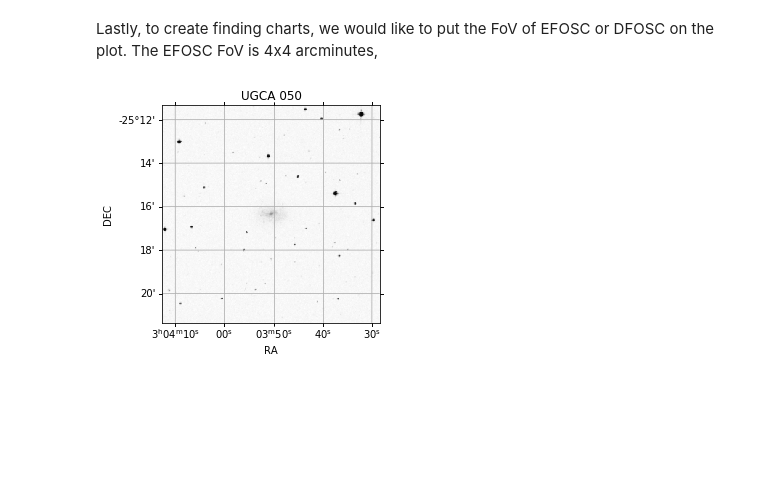
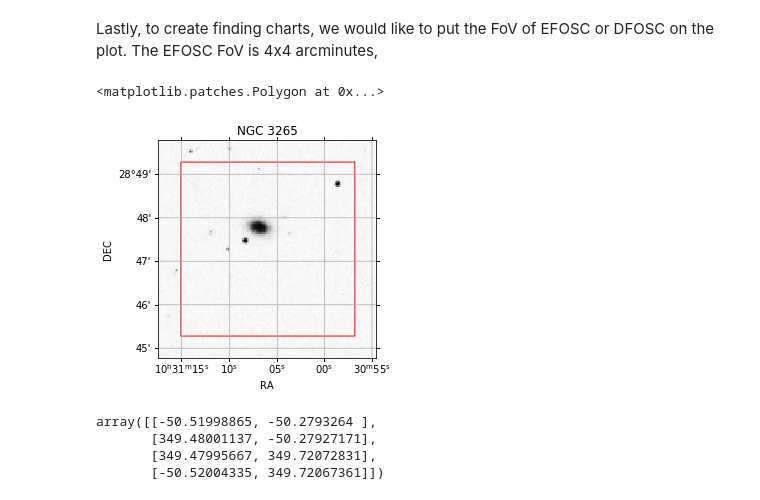
Before and after one commit to jhartke/LaSillaRepo2020, a Jupyter notebook: scripts/planning_photometry.ipynb, the cells around one changed output. Saved outputs shown, nothing was run; the diff lists cells and outputs as text; code cells hidden in the pictures; blank space fills up the shorter version.

Commit message:
Now with finding chart example

```diff
--- a/scripts/planning_photometry.ipynb
+++ b/scripts/planning_photometry.ipynb
@@ -102,7 +106,28 @@ Text(0.5, 0, 'Time')
 [figure]
 # %% [markdown]
 Lastly, to create finding charts, we would like to put the FoV of EFOSC or DFOSC on the plot. The EFOSC FoV is 4x4 arcminutes,
-# %%
-ax, hdu = app.plot_finder_image(targets[0])
-# %% [output]
-[figure, removed]
+# %%
+ax, hdu = app.plot_finder_image(targets[1], fov_radius=5*u.arcmin)
+wcs = WCS(hdu.header)
+wcs_im = wcs.celestial
+transform = ax.get_transform('fk5')
+# what is below is incredibly cumbersome, but I have yet to find a nicer way to this...
+rectangle_sky = RectangleSkyRegion(center=targets[1].coord,
+                                   width=4 * u.arcmin, height=4 * u.arcmin,
+                                   angle=0 * u.deg)
+rectangle_topix = rectangle_sky.to_pixel(wcs_im)
+rectangle_pix = RectanglePixelRegion(rectangle_topix.center,
+                                       rectangle_topix.width, rectangle_topix.height,
+                                       rectangle_topix.angle)
+rectangle = Polygon(rectangle_topix.corners, facecolor='None', edgecolor='r')
+ax.add_artist(rectangle)
+# %% [output]
+<matplotlib.patches.Polygon at 0x...>
+[figure, added]
+# %%
+rectangle_pix.corners
+# %% [output]
+array([[-50.51998865, -50.2793264 ],
+       [349.48001137, -50.27927171],
+       [349.47995667, 349.72072831],
+       [-50.52004335, 349.72067361]])
```
Also changed, not shown: parts of 2 cells of this notebook.
